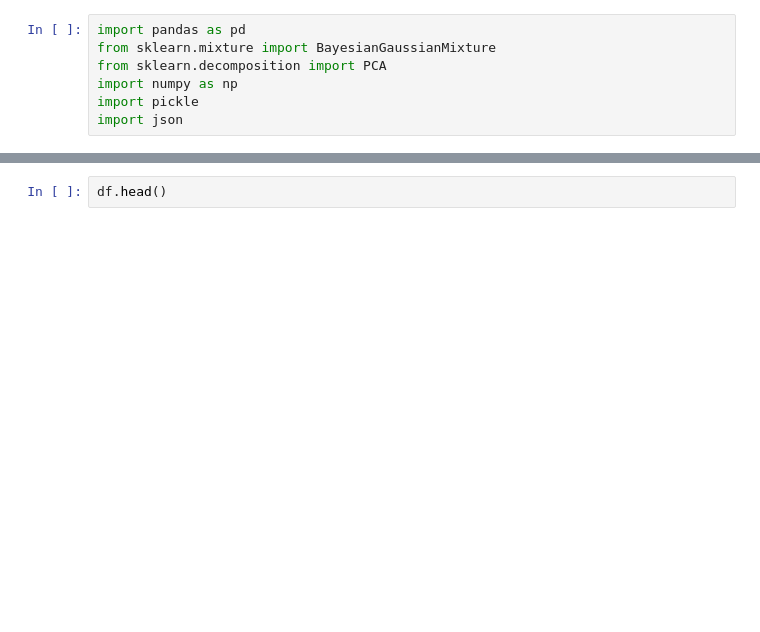
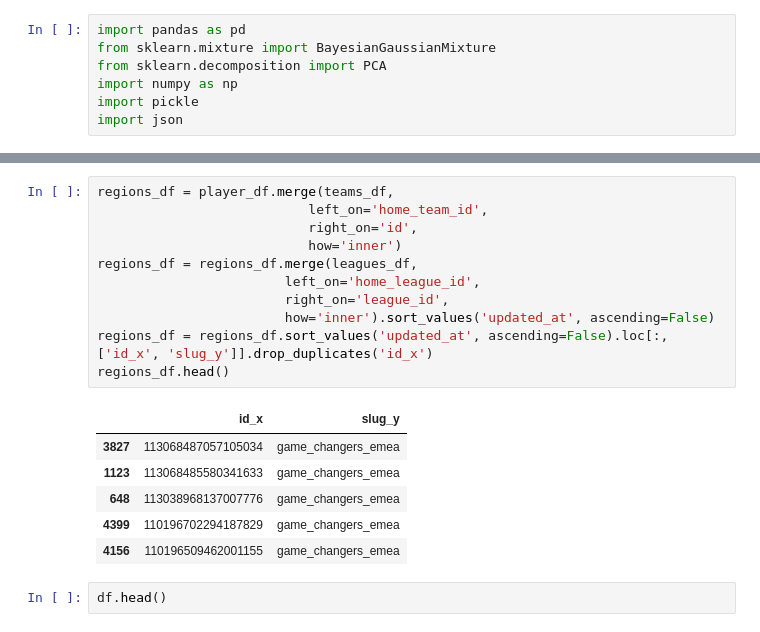
Before and after one commit to zhouzhouthezhou/vct_team_manager, a Jupyter notebook: scripts/notebooks/fatfatfatafatafatatataftaatfata.ipynb, the cells around one changed output, grey strips where cells are left out. Drawn from its saved outputs; the diff is of its cells as text; blank space fills up the shorter version.

```diff
--- a/scripts/notebooks/fatfatfatafatafatatataftaatfata.ipynb
+++ b/scripts/notebooks/fatfatfatafatafatatataftaatfata.ipynb
@@ -26,3 +123,21 @@ with open(f'/content/players.json', 'r') as f:
+# %%
+regions_df = player_df.merge(teams_df,
+                           left_on='home_team_id',
+                           right_on='id',
+                           how='inner')
+regions_df = regions_df.merge(leagues_df,
+                        left_on='home_league_id',
+                        right_on='league_id',
+                        how='inner').sort_values('updated_at', ascending=False)
+regions_df = regions_df.sort_values('updated_at', ascending=False).loc[:, ['id_x', 'slug_y']].drop_duplicates('id_x')
+regions_df.head()
+# %% [output]
+|  | id_x | slug_y |
+| 3827 | 113068487057105034 | game_changers_emea |
+| 1123 | 113068485580341633 | game_changers_emea |
+| 648 | 113038968137007776 | game_changers_emea |
+| 4399 | 110196702294187829 | game_changers_emea |
+| 4156 | 110196509462001155 | game_changers_emea |
 # %%
 df.head()
 # %% [output]
```
Also changed, not shown: parts of 13 cells of this notebook, 31 other files.
